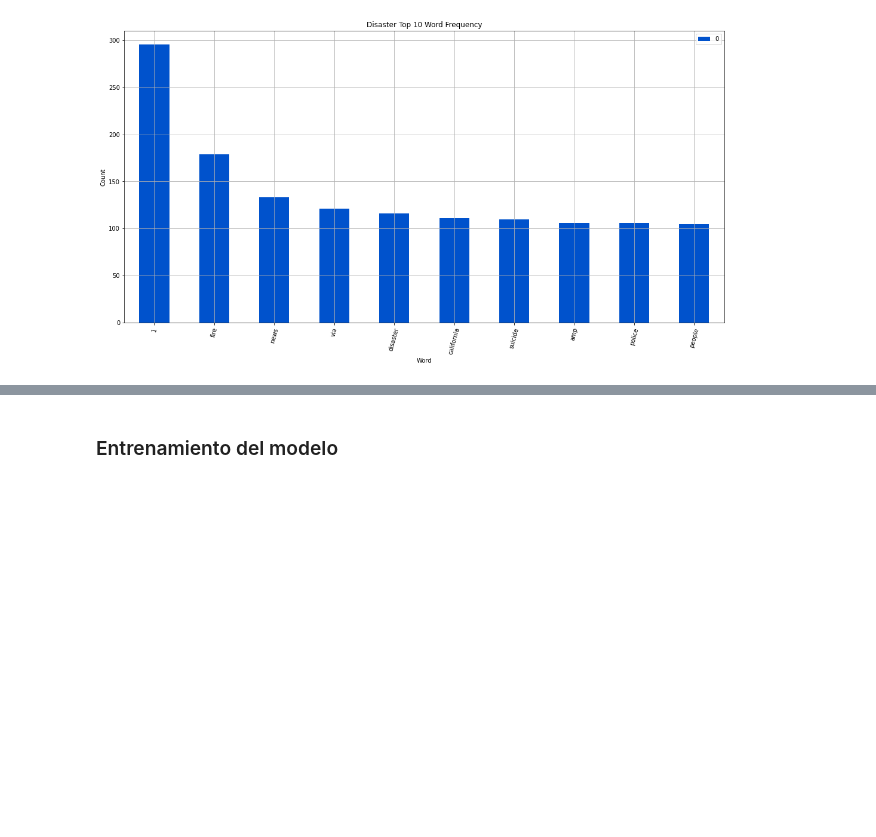
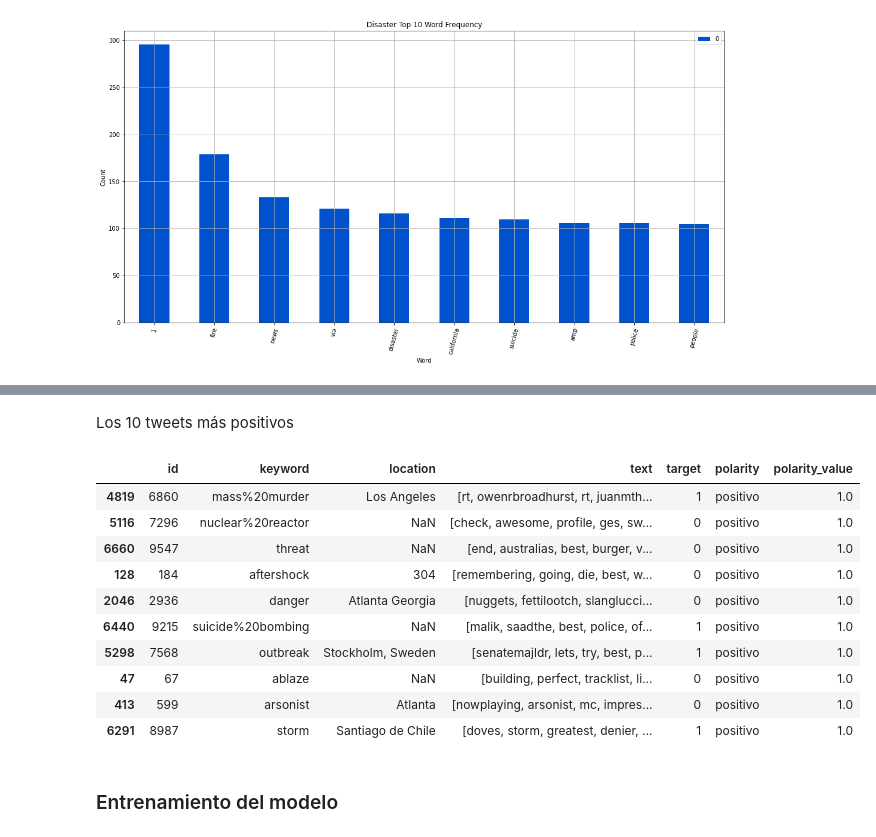
Before and after one commit to jlor31/DS1_LAB05, a Jupyter notebook: DS 1 LAB 05.ipynb, the cells around one changed output, grey strips where cells are left out. Drawn from its saved outputs; the diff is of its cells as text; code cells hidden in the pictures; blank space fills up the shorter version.

```diff
--- a/DS 1 LAB 05.ipynb
+++ b/DS 1 LAB 05.ipynb
@@ -284,2 +349,18 @@ Frecuencias_Df_solo_desastres.plot.bar(figsize=(18,9),xlabel="Word",ylabel="Coun
+# %% [markdown]
+Los 10 tweets más positivos
+# %%
+Df.sort_values(by='polarity_value', ascending=False).head(10)
+# %% [output]
+|  | id | keyword | location | text | target | polarity | polarity_value |
+| 4819 | 6860 | mass%20murder | Los Angeles | [rt, owenrbroadhurst, rt, juanmth... | 1 | positivo | 1.0 |
+| 5116 | 7296 | nuclear%20reactor | NaN | [check, awesome, profile, ges, sw... | 0 | positivo | 1.0 |
+| 6660 | 9547 | threat | NaN | [end, australias, best, burger, v... | 0 | positivo | 1.0 |
+| 128 | 184 | aftershock | 304 | [remembering, going, die, best, w... | 0 | positivo | 1.0 |
+| 2046 | 2936 | danger | Atlanta Georgia | [nuggets, fettilootch, slanglucci... | 0 | positivo | 1.0 |
+| 6440 | 9215 | suicide%20bombing | NaN | [malik, saadthe, best, police, of... | 1 | positivo | 1.0 |
+| 5298 | 7568 | outbreak | Stockholm, Sweden | [senatemajldr, lets, try, best, p... | 1 | positivo | 1.0 |
+| 47 | 67 | ablaze | NaN | [building, perfect, tracklist, li... | 0 | positivo | 1.0 |
+| 413 | 599 | arsonist | Atlanta | [nowplaying, arsonist, mc, impres... | 0 | positivo | 1.0 |
+| 6291 | 8987 | storm | Santiago de Chile | [doves, storm, greatest, denier, ... | 1 | positivo | 1.0 |
 # %% [markdown]
 ### Entrenamiento del modelo
```
Also changed, not shown: parts of 13 cells of this notebook, 3 other files.
